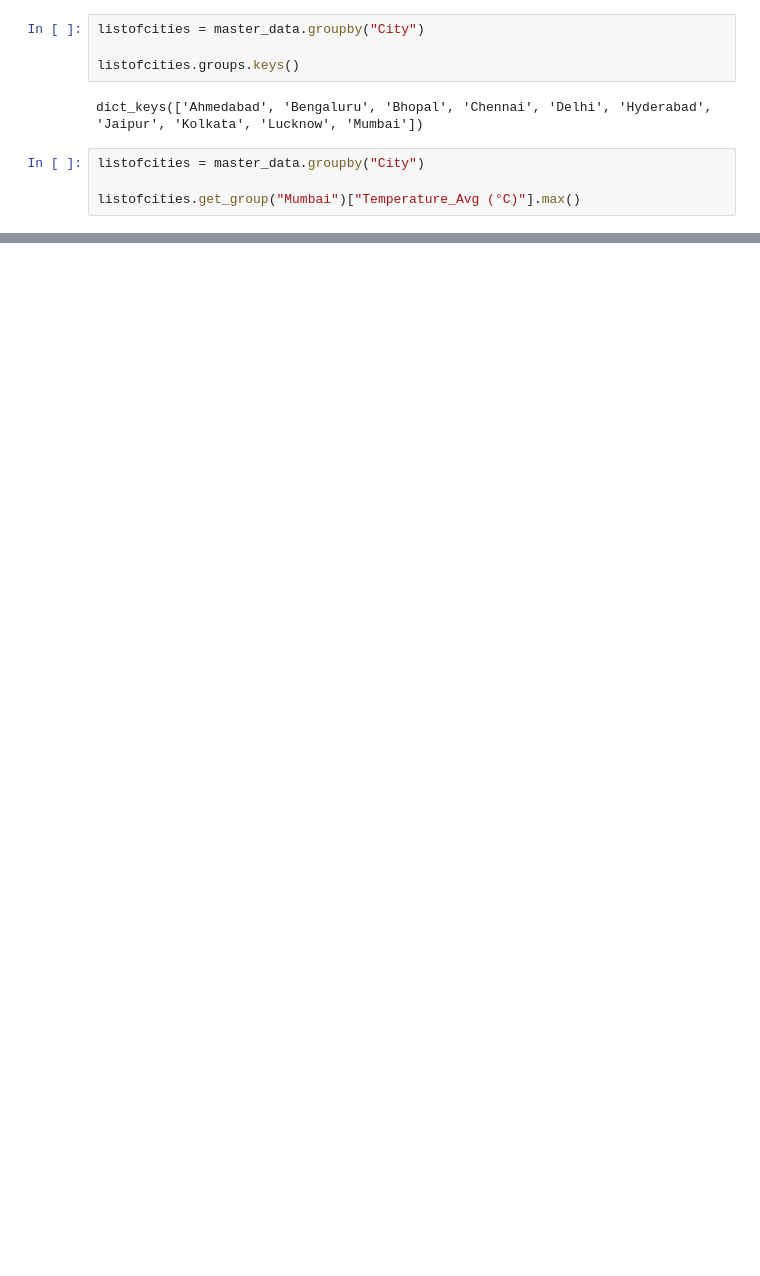
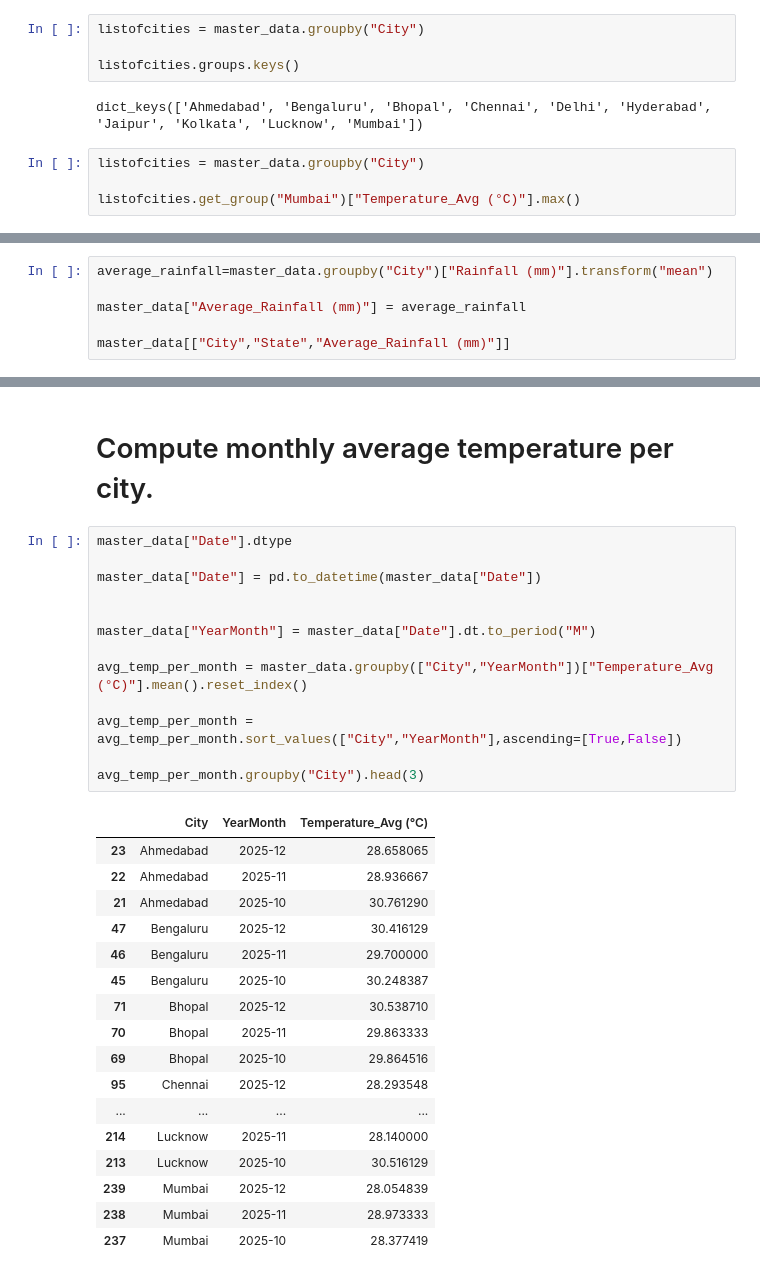
Before and after one commit to MuraliAirody/PyAi_Foundation, a Jupyter notebook: Practice/climate.ipynb, the cells around one changed output, grey strips where cells are left out. Saved outputs shown, nothing was run; the diff lists cells and outputs as text; blank space fills up the shorter version.

Commit message:
avg rainfall, avg temp monthly

```diff
--- a/Practice/climate.ipynb
+++ b/Practice/climate.ipynb
@@ -157,0 +160,6 @@ listofcities.get_group("Mumbai")["Temperature_Avg (°C)"].max()
+# %%
+average_rainfall=master_data.groupby("City")["Rainfall (mm)"].transform("mean")
+
+master_data["Average_Rainfall (mm)"] = average_rainfall
+
+master_data[["City","State","Average_Rainfall (mm)"]]
@@ -157,0 +180,33 @@ listofcities.get_group("Mumbai")["Temperature_Avg (°C)"].max()
+# %% [markdown]
+# Compute monthly average temperature per city.
+# %%
+master_data["Date"].dtype
+
+master_data["Date"] = pd.to_datetime(master_data["Date"])
+
+
+master_data["YearMonth"] = master_data["Date"].dt.to_period("M")
+
+avg_temp_per_month = master_data.groupby(["City","YearMonth"])["Temperature_Avg (°C)"].mean().reset_index()
+
+avg_temp_per_month = avg_temp_per_month.sort_values(["City","YearMonth"],ascending=[True,False])
+
+avg_temp_per_month.groupby("City").head(3)
+# %% [output]
+|  | City | YearMonth | Temperature_Avg (°C) |
+| 23 | Ahmedabad | 2025-12 | 28.658065 |
+| 22 | Ahmedabad | 2025-11 | 28.936667 |
+| 21 | Ahmedabad | 2025-10 | 30.761290 |
+| 47 | Bengaluru | 2025-12 | 30.416129 |
+| 46 | Bengaluru | 2025-11 | 29.700000 |
+| 45 | Bengaluru | 2025-10 | 30.248387 |
+| 71 | Bhopal | 2025-12 | 30.538710 |
+| 70 | Bhopal | 2025-11 | 29.863333 |
+| 69 | Bhopal | 2025-10 | 29.864516 |
+| 95 | Chennai | 2025-12 | 28.293548 |
+| ... | ... | ... | ... |
+| 214 | Lucknow | 2025-11 | 28.140000 |
+| 213 | Lucknow | 2025-10 | 30.516129 |
+| 239 | Mumbai | 2025-12 | 28.054839 |
+| 238 | Mumbai | 2025-11 | 28.973333 |
+| 237 | Mumbai | 2025-10 | 28.377419 |
```
Also changed, not shown: parts of 2 cells of this notebook.
